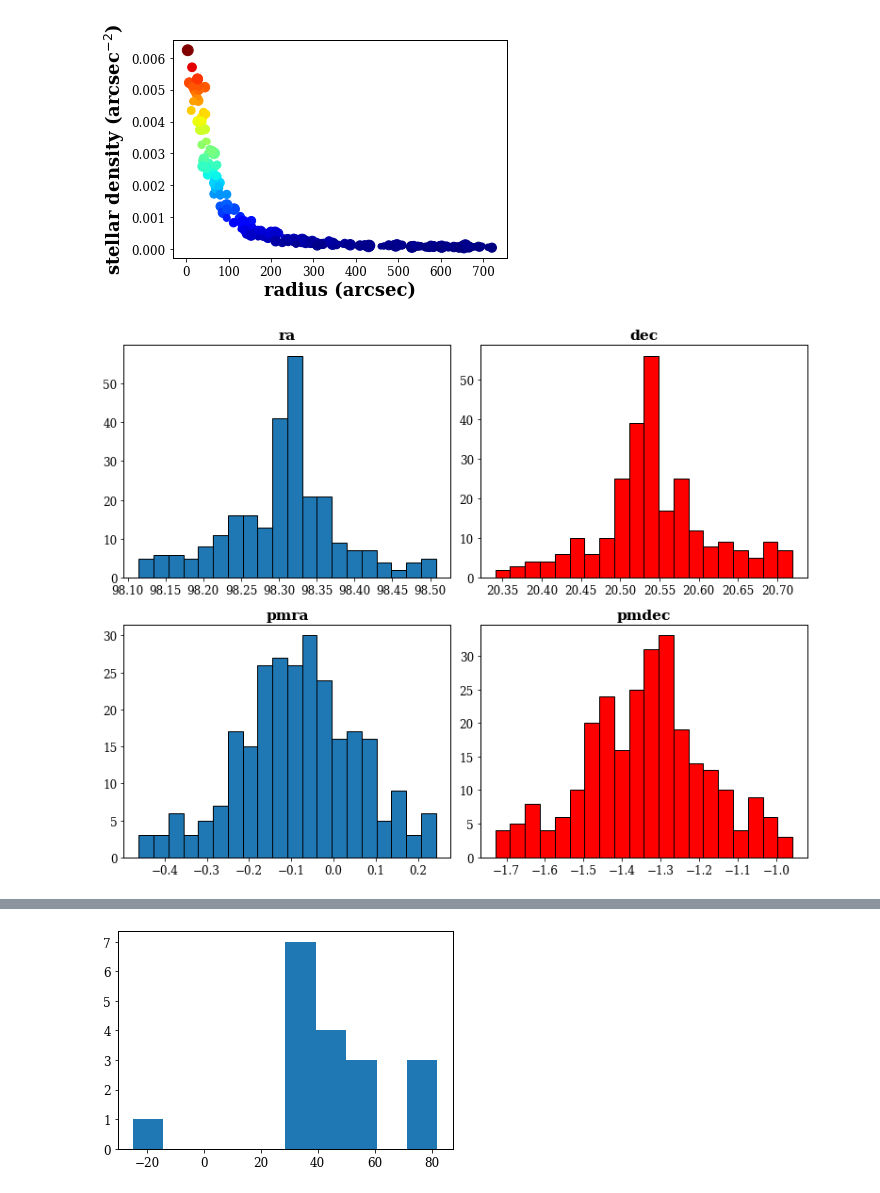
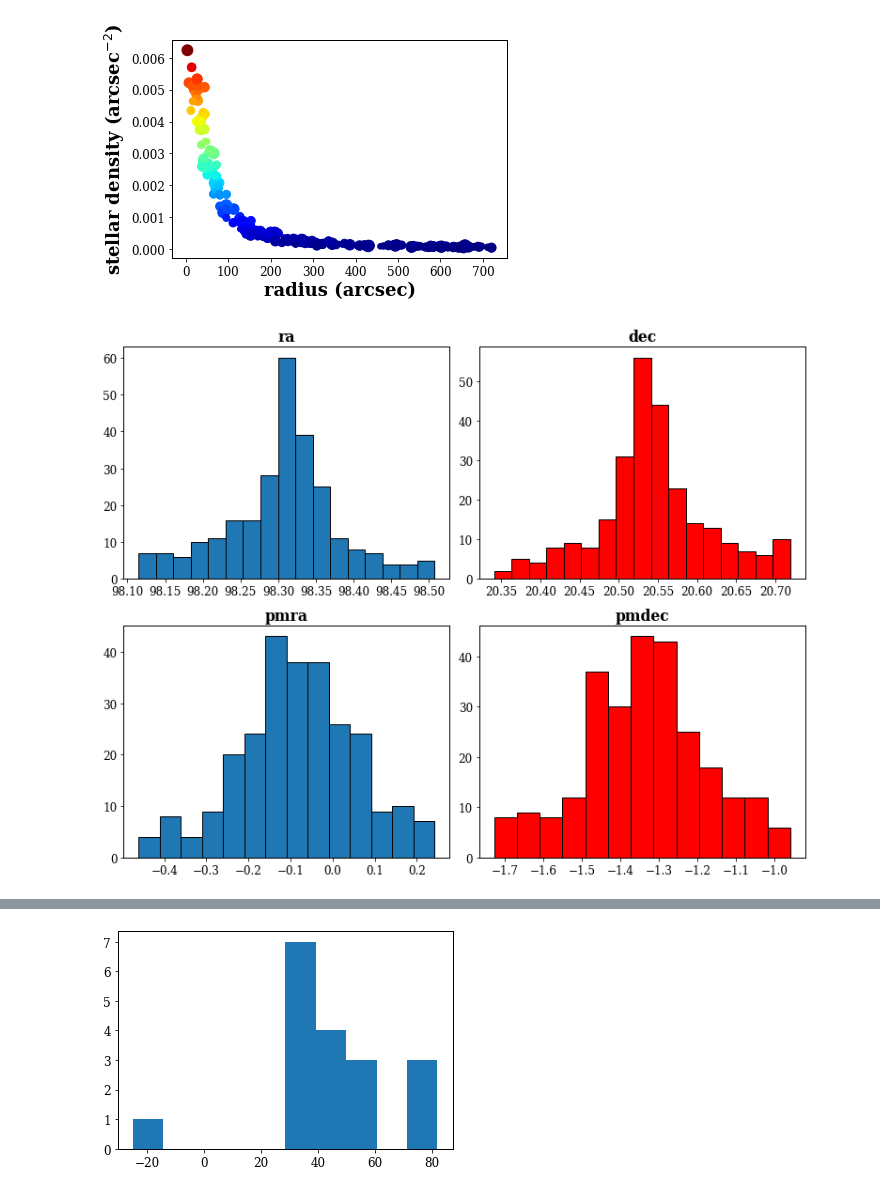
Before and after one commit to jppirest/mw_substructures, a Jupyter notebook: dados/GAIA/Latest/Clusters/Berkeley_23/py_gaia.ipynb, the cells around one changed output, grey strips where cells are left out. Cells and saved outputs as stored; diff of their text form; code cells hidden in the pictures.

Commit message:
markdown in notebooks + optimal bins number

```diff
--- a/dados/GAIA/Latest/Clusters/Berkeley_23/py_gaia.ipynb
+++ b/dados/GAIA/Latest/Clusters/Berkeley_23/py_gaia.ipynb
@@ -67,3 +73 @@ len(data)
-# %%
-data = job.get_results()
 # %%
@@ -329,21 +296,27 @@ Text(0, 0.5, 'stellar density (arcsec$^{-2}$)')
 # %%
 fig = plt.figure(figsize = (13,10))
 ax1 = fig.add_subplot(4,4, (1,6))
 ax2 = fig.add_subplot(4,4, (9,14))
 ax3 = fig.add_subplot(4,4, (3,8))
 ax4 = fig.add_subplot(4,4, (11,16))
 
-ax1.hist(subset['ra'], 20,  ec = 'k');
-ax2.hist(subset['pmra'], 20,  ec = 'k');
+optimal_bin = np.histogram_bin_edges(subset['ra'], bins = 'fd')
+ax1.hist(subset['ra'], optimal_bin,  ec = 'k');
 
-ax3.hist(subset['dec'], 20,  ec = 'k', color = 'red');
-ax4.hist(subset['pmdec'], 20,  ec = 'k', color = 'red');
+optimal_bin = np.histogram_bin_edges(subset['pmra'], bins = 'fd')
+ax2.hist(subset['pmra'], optimal_bin,  ec = 'k');
+
+optimal_bin = np.histogram_bin_edges(subset['dec'], bins = 'fd')
+ax3.hist(subset['dec'], optimal_bin,  ec = 'k', color = 'red');
+
+optimal_bin = np.histogram_bin_edges(subset['pmdec'], bins = 'fd')
+ax4.hist(subset['pmdec'], optimal_bin,  ec = 'k', color = 'red');
 
 ax1.set_title('ra', fontweight = 'bold')
 ax2.set_title('pmra', fontweight = 'bold')
 ax3.set_title('dec', fontweight = 'bold')
 ax4.set_title('pmdec', fontweight = 'bold')
 
 plt.subplots_adjust(wspace = 0.2, hspace = 0.5)
 # %% [output]
-[figure, old version]
+[figure, new version]
```
Also changed, not shown: parts of 30 cells of this notebook.
